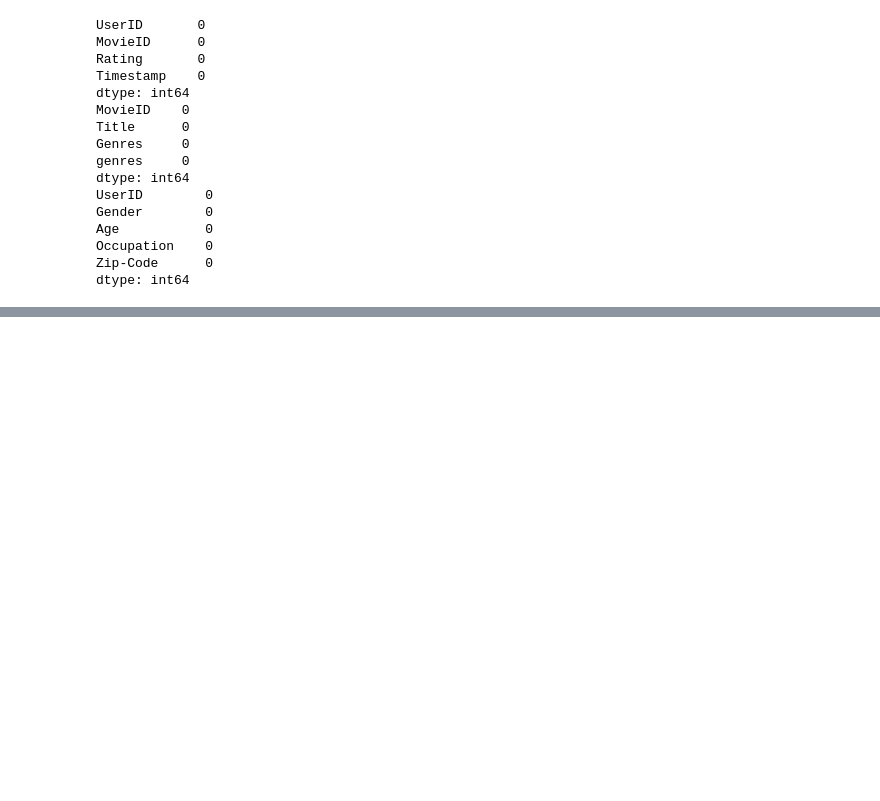
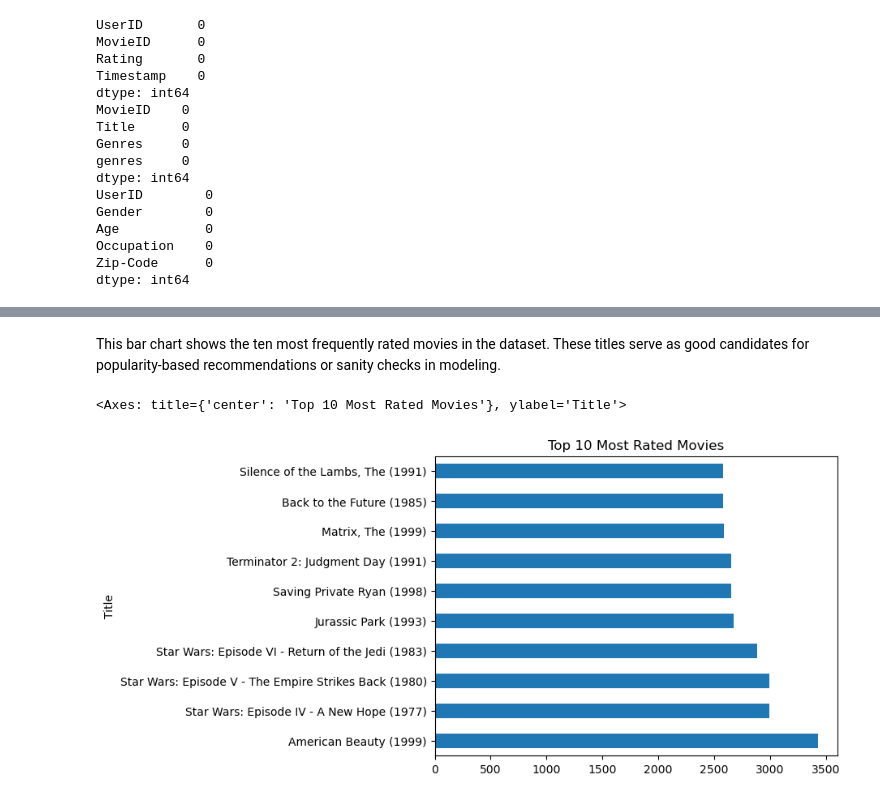
Before and after one commit to koomson-ak/recommender, a Jupyter notebook: notebooks/MovieLens_Hybrid_Recommender_Exploration.ipynb, the cells around one changed output, grey strips where cells are left out. Drawn from its saved outputs; the diff is of its cells as text; code cells hidden in the pictures; blank space fills up the shorter version.

```diff
--- a/notebooks/MovieLens_Hybrid_Recommender_Exploration.ipynb
+++ b/notebooks/MovieLens_Hybrid_Recommender_Exploration.ipynb
@@ -218,0 +243,9 @@ dtype: int64
+# %% [markdown]
+This bar chart shows the ten most frequently rated movies in the dataset. These titles serve as good candidates for popularity-based recommendations or sanity checks in modeling.
+# %%
+popular = ratings['MovieID'].value_counts().head(10)
+popular_titles = movies.set_index('MovieID').loc[popular.index]['Title']
+pd.Series(popular.values, index=popular_titles).plot(kind='barh', title='Top 10 Most Rated Movies')
+# %% [output]
+<Axes: title={'center': 'Top 10 Most Rated Movies'}, ylabel='Title'>
+[figure, added]
```
Also changed, not shown: parts of 9 cells of this notebook.
